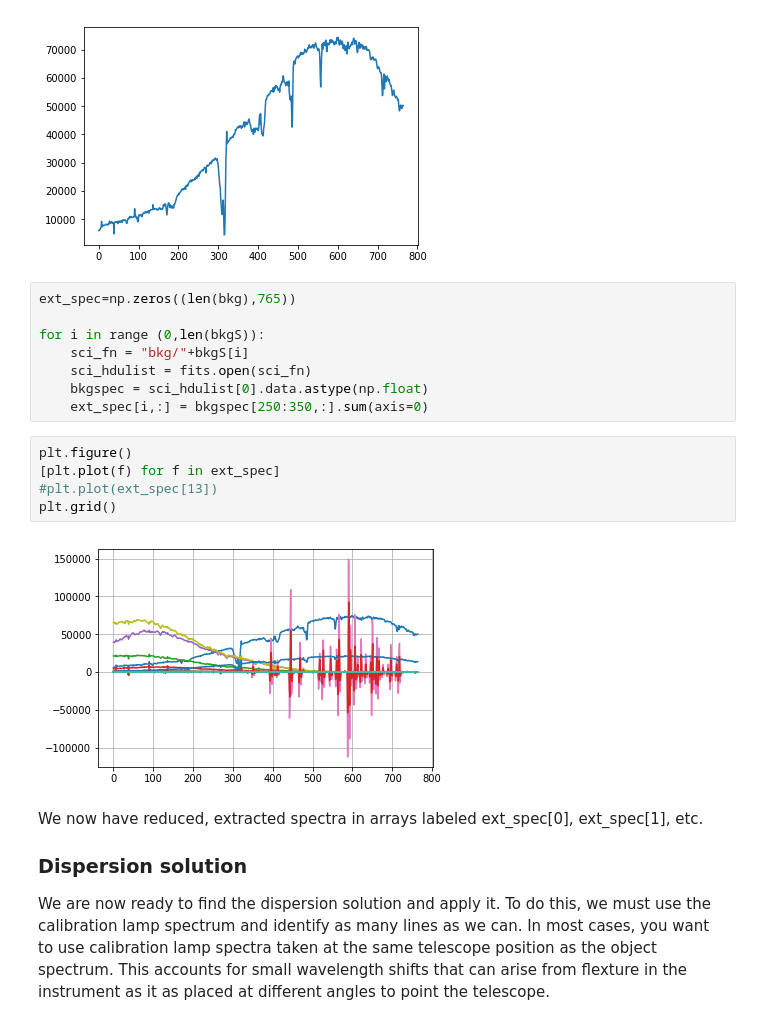
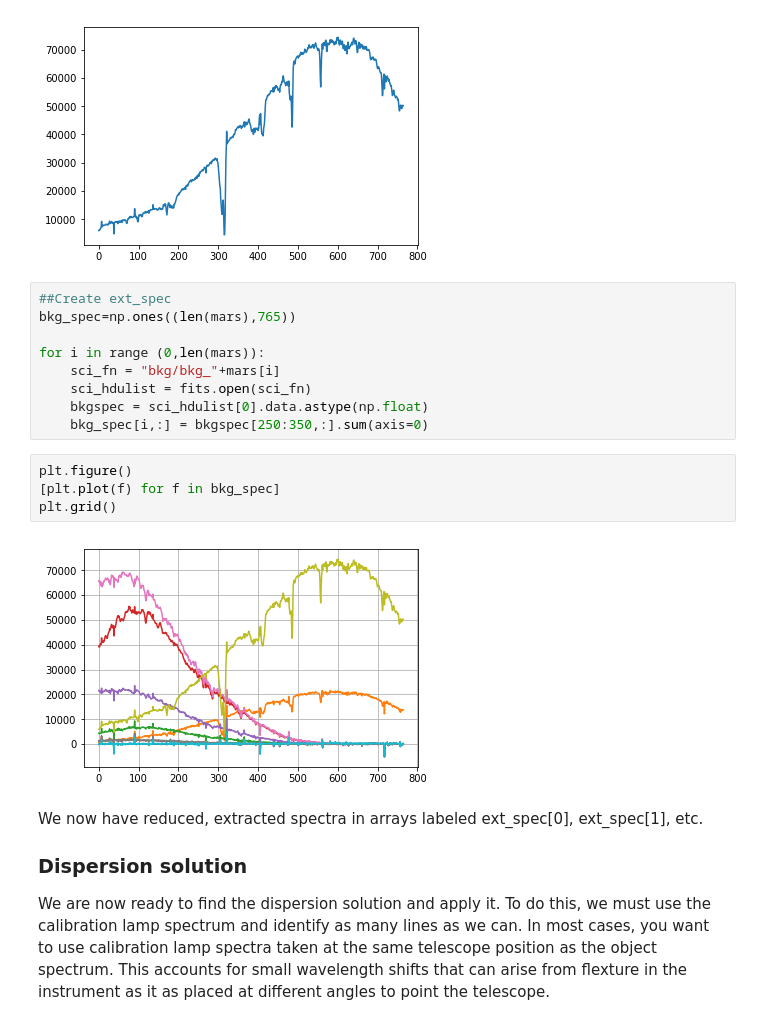
Before and after one commit to vegerot/Techniques, a Jupyter notebook: ObservingProject/Preprocessing.ipynb, the cells around one changed output. Cells and saved outputs as stored; diff of their text form.

```diff
--- a/ObservingProject/Preprocessing.ipynb
+++ b/ObservingProject/Preprocessing.ipynb
@@ -247,20 +250,20 @@ plt.plot(ext_spec)
 [<matplotlib.lines.Line2D at 0x...>]
 [figure]
 # %%
-ext_spec=np.zeros((len(bkg),765))
+##Create ext_spec
+bkg_spec=np.ones((len(mars),765))
 
-for i in range (0,len(bkgS)):
-    sci_fn = "bkg/"+bkgS[i]
+for i in range (0,len(mars)):
+    sci_fn = "bkg/bkg_"+mars[i]
     sci_hdulist = fits.open(sci_fn)
     bkgspec = sci_hdulist[0].data.astype(np.float)
-    ext_spec[i,:] = bkgspec[250:350,:].sum(axis=0)
+    bkg_spec[i,:] = bkgspec[250:350,:].sum(axis=0)
 # %%
 plt.figure()
-[plt.plot(f) for f in ext_spec]
-#plt.plot(ext_spec[13])
+[plt.plot(f) for f in bkg_spec]
 plt.grid()
 # %% [output]
-[figure, old version]
+[figure, new version]
 # %% [markdown]
 We now have reduced, extracted spectra in arrays labeled ext_spec[0], ext_spec[1], etc.
 
```
Also changed, not shown: parts of 25 cells of this notebook, 15 other files.
